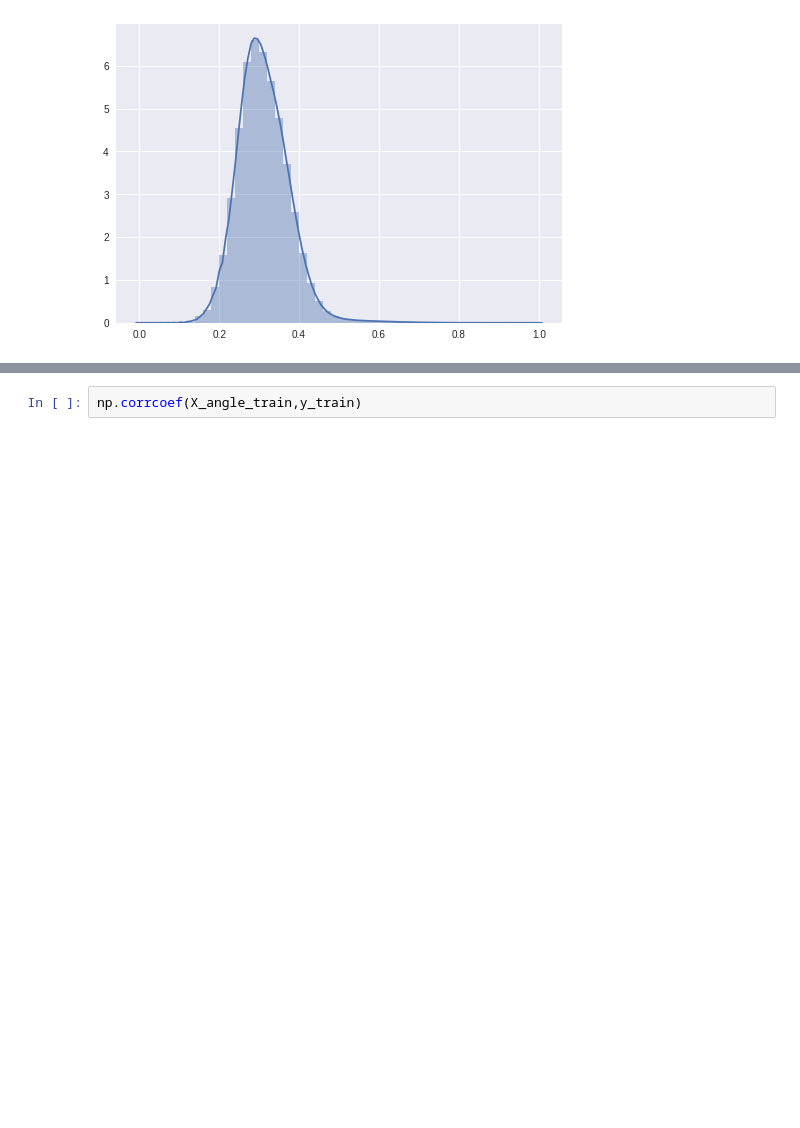
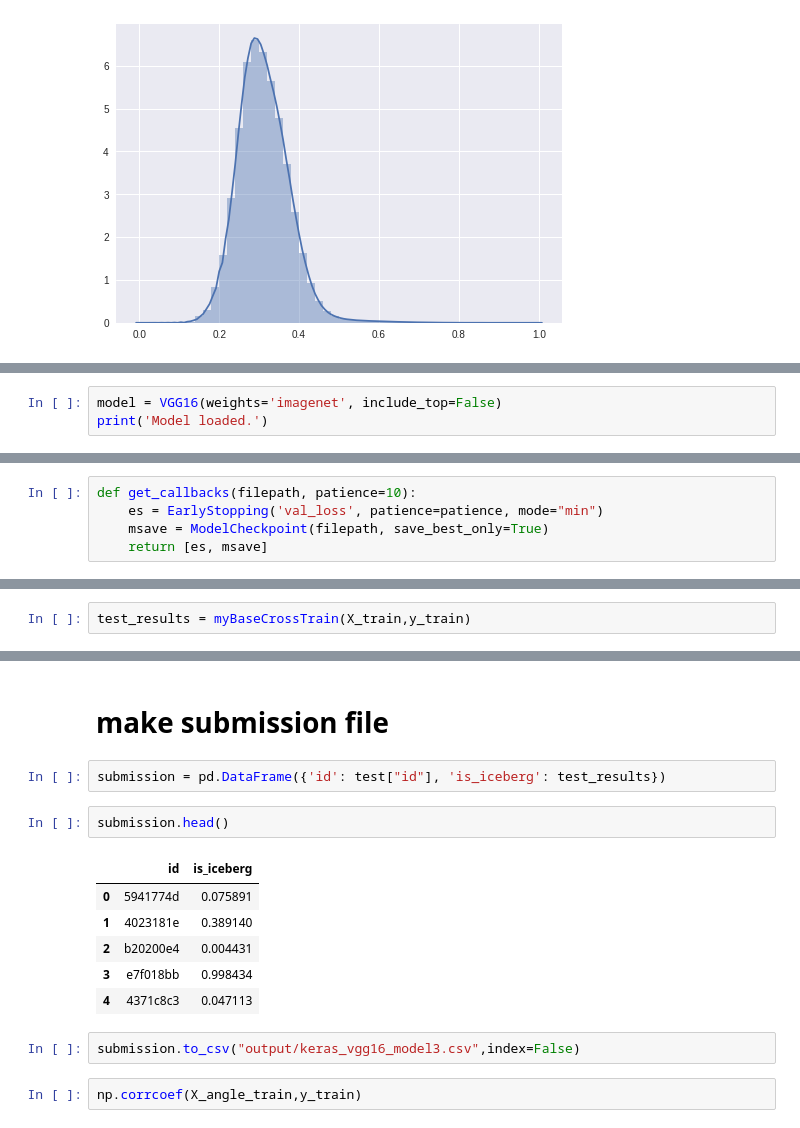
Before and after one commit to scrambleegg7/Iceberg, a Jupyter notebook: jupyter/keras_vgg_model3.ipynb, the cells around one changed output, grey strips where cells are left out. Cells and saved outputs as stored; diff of their text form; blank space fills up the shorter version.

```diff
--- a/jupyter/keras_vgg_model3.ipynb
+++ b/jupyter/keras_vgg_model3.ipynb
@@ -95,0 +193,3 @@ y_train = np.array(train["is_iceberg"])
+# %%
+model = VGG16(weights='imagenet', include_top=False)
+print('Model loaded.')
@@ -95,0 +371,5 @@ y_train = np.array(train["is_iceberg"])
+# %%
+def get_callbacks(filepath, patience=10):
+    es = EarlyStopping('val_loss', patience=patience, mode="min")
+    msave = ModelCheckpoint(filepath, save_best_only=True)
+    return [es, msave]
@@ -95,0 +436,2 @@ y_train = np.array(train["is_iceberg"])
+# %%
+test_results = myBaseCrossTrain(X_train,y_train)
@@ -96,3 +458,18 @@ y_train = np.array(train["is_iceberg"])
+# %% [markdown]
+# make submission file #
+# %%
+submission = pd.DataFrame({'id': test["id"], 'is_iceberg': test_results})
+# %%
+submission.head()
+# %% [output]
+|  | id | is_iceberg |
+| 0 | 5941774d | 0.075891 |
+| 1 | 4023181e | 0.389140 |
+| 2 | b20200e4 | 0.004431 |
+| 3 | e7f018bb | 0.998434 |
+| 4 | 4371c8c3 | 0.047113 |
+# %%
+submission.to_csv("output/keras_vgg16_model3.csv",index=False)
 # %%
 np.corrcoef(X_angle_train,y_train)
 # %% [output]
```
Also changed, not shown: parts of 40 cells of this notebook.
